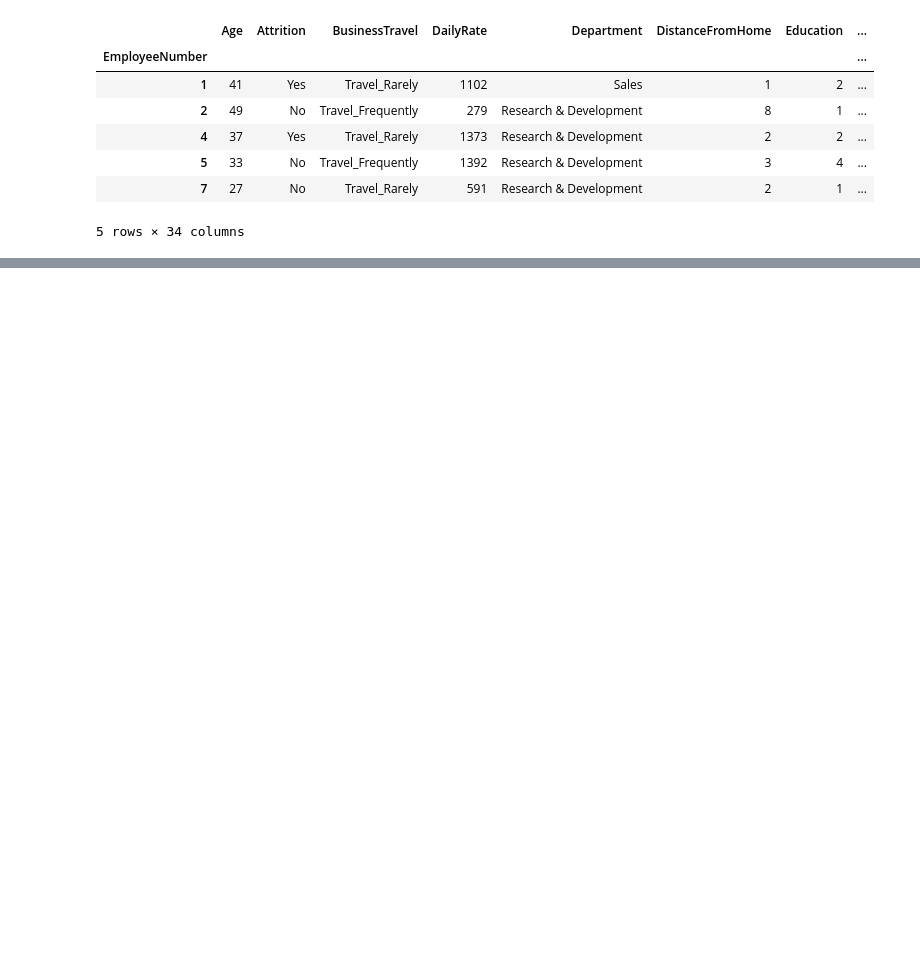
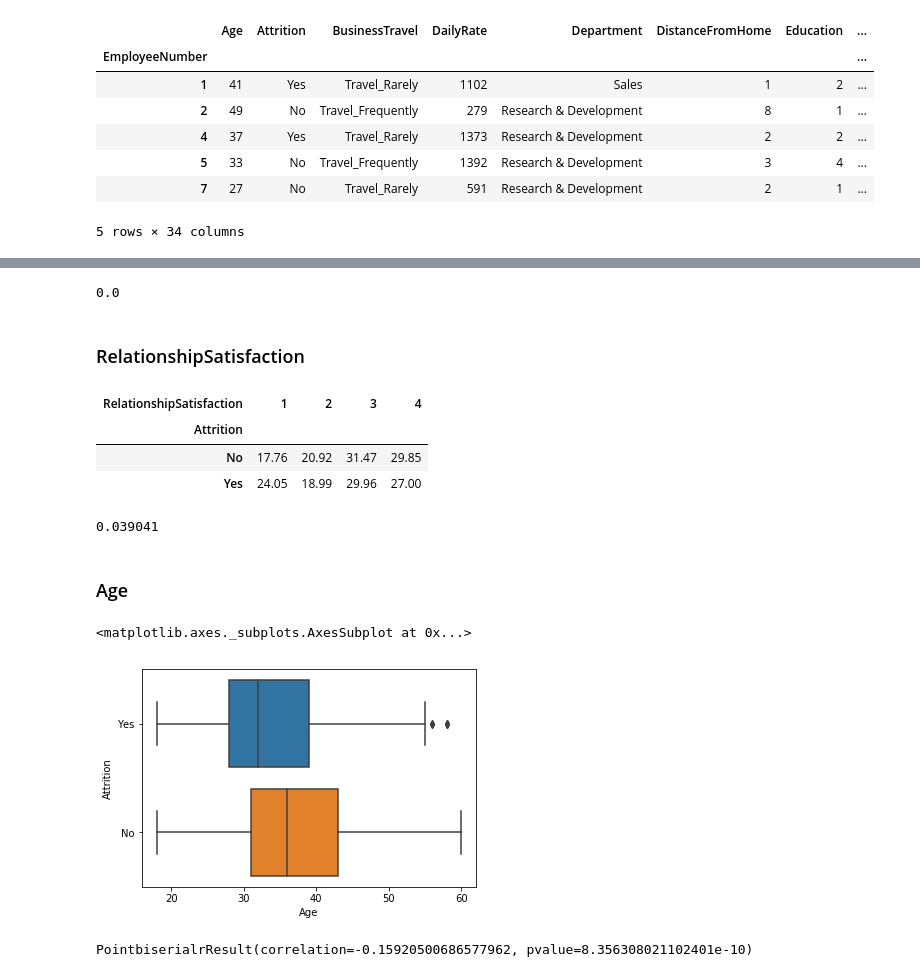
Before and after one commit to npqbuu/ML_Bootcamp_2019, a Jupyter notebook: W2_Analytic-Report-Project/Human-resources-project.ipynb, the cells around one changed output, grey strips where cells are left out. Cells and saved outputs as stored; diff of their text form; code cells hidden in the pictures; blank space fills up the shorter version.

```diff
--- a/W2_Analytic-Report-Project/Human-resources-project.ipynb
+++ b/W2_Analytic-Report-Project/Human-resources-project.ipynb
@@ -91,0 +192,30 @@ Name: Attrition, dtype: float64
+# %%
+cramers_corrected_stat(df['Attrition'], df['PerformanceRating'])
+# %% [output]
+0.0
+# %% [markdown]
+### RelationshipSatisfaction
+# %%
+pd.crosstab(df['Attrition'], df['RelationshipSatisfaction'], normalize='index').round(4)*100
+# %% [output]
+| RelationshipSatisfaction | 1 | 2 | 3 | 4 |
+| Attrition |  |  |  |  |
+| No | 17.76 | 20.92 | 31.47 | 29.85 |
+| Yes | 24.05 | 18.99 | 29.96 | 27.00 |
+# %%
+cramers_corrected_stat(df['Attrition'], df['RelationshipSatisfaction'])
+# %% [output]
+0.039041
+# %% [markdown]
+### Age
+# %%
+sns.boxplot(x='Age', y='Attrition', data=df)
+# %% [output]
+<matplotlib.axes._subplots.AxesSubplot at 0x...>
+[figure, added]
+# %%
+from sklearn.preprocessing import LabelEncoder
+
+ss.pointbiserialr(LabelEncoder().fit_transform(df['Attrition']), df['Age'])
+# %% [output]
+PointbiserialrResult(correlation=-0.15920500686577962, pvalue=8.356308021102401e-10)
```
Also changed, not shown: parts of 45 cells of this notebook, 1 other file.
